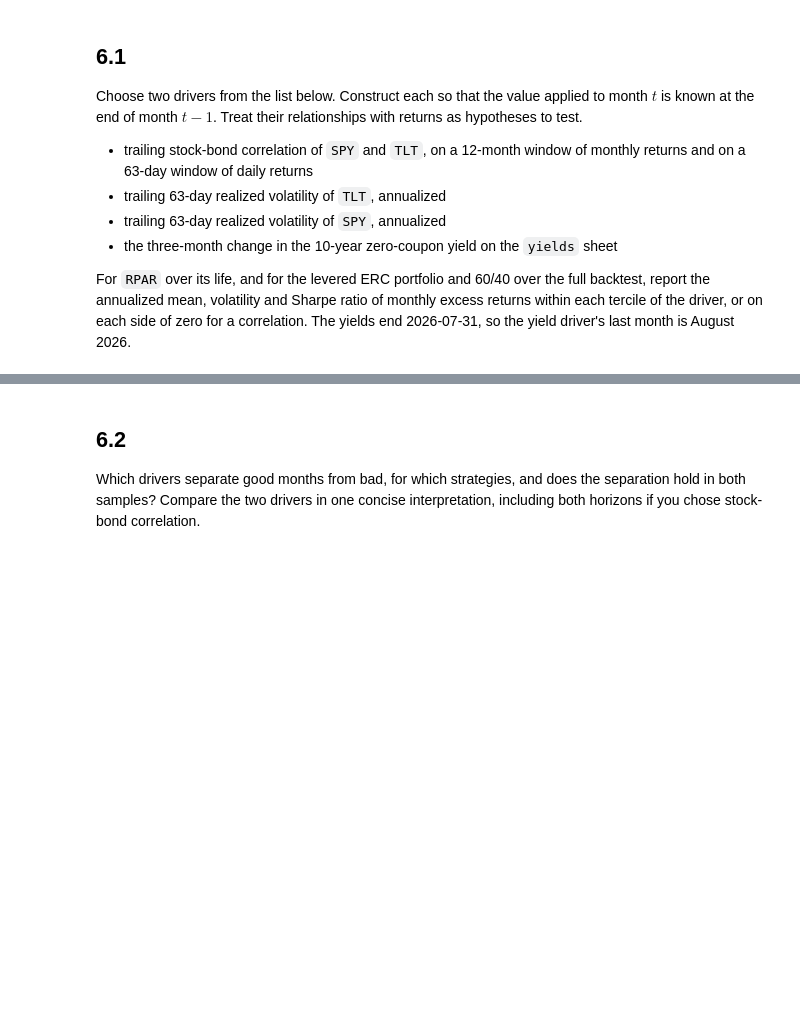
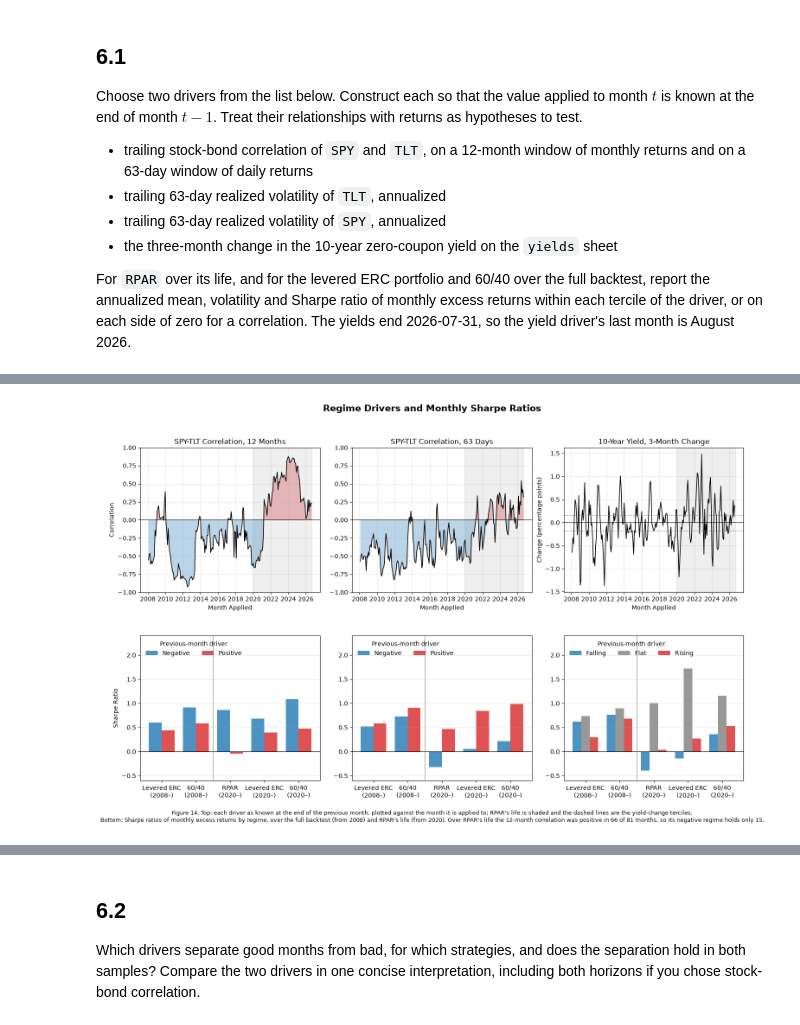
Before and after one commit to ltemry/FINM_Portfolio_GroupB, a Jupyter notebook: ivy-work/risk-parity-project.ipynb, the cells around one changed output, grey strips where cells are left out. Cells and saved outputs as stored; diff of their text form; code cells hidden in the pictures; blank space fills up the shorter version.

Commit message:
added section 6 + figure notes

```diff
--- a/ivy-work/risk-parity-project.ipynb
+++ b/ivy-work/risk-parity-project.ipynb
@@ -2127,0 +2414,19 @@ For `RPAR` over its life, and for the levered ERC portfolio and 60/40 over the f
+# %%
+regime_tables = {}
+for driver in drivers.columns:
+    regime_tables[driver] = pd.concat({(sample, strategy): project_utils.regime_stats(monthly_regime_excess.loc[start:end, strategy], regimes.loc[start:end, driver])
+                                       for sample, (start, end, strategies) in REGIME_SAMPLES.items() for strategy in strategies},
+                                      names = ["Sample", "Strategy", "Regime"])
+
+regime_format = {"Months": "{:.0f}",
+                 "Annualized Mean": "{:.2%}",
+                 "Annualized Volatility": "{:.2%}",
+                 "Sharpe Ratio": "{:.2f}"}
+
+captions = {"Stock-Bond Correlation, 12 Months": "Monthly excess returns by the sign of the SPY-TLT correlation over the 12 months to the end of the previous month",
+            "Stock-Bond Correlation, 63 Days": "Monthly excess returns by the sign of the SPY-TLT correlation over the 63 trading days to the end of the previous month",
+            "10-Year Yield, 3-Month Change": "Monthly excess returns by tercile of the 10-year zero-coupon yield's change over the three months to the end of the previous month"}
+
+for driver, table in regime_tables.items():
+    display(table.style.format(regime_format)
+                 .set_caption(captions[driver]))
@@ -2127,0 +2478,51 @@ For `RPAR` over its life, and for the levered ERC portfolio and 60/40 over the f
+# %%
+fig, axes = plt.subplots(2, 3, figsize = (18, 10))
+
+regime_colors = {"Negative": "tab:blue", "Positive": "tab:red", "Falling": "tab:blue", "Flat": "tab:gray", "Rising": "tab:red"}
+driver_titles = {"Stock-Bond Correlation, 12 Months": "SPY-TLT Correlation, 12 Months",
+                 "Stock-Bond Correlation, 63 Days": "SPY-TLT Correlation, 63 Days",
+                 "10-Year Yield, 3-Month Change": "10-Year Yield, 3-Month Change"}
+
+for col, driver in enumerate(drivers.columns):
+    #top: each driver by the month it is applied to, with RPAR's life shaded
+    ax = axes[0, col]
+    path = drivers.loc["2008-02":"2026-09", driver].to_timestamp()
+    ax.plot(path.index, path, color = "black", linewidth = 1.2)
+
+    if driver == YIELD_DRIVER:
+        for breakpoint in yield_terciles:
+            ax.axhline(breakpoint, color = "gray", linestyle = "--", linewidth = 0.8)
+        ax.set_ylabel("Change (percentage points)")
+    else:
+        ax.fill_between(path.index, 0, path, where = path > 0, color = "tab:red", alpha = 0.3, linewidth = 0)
+        ax.fill_between(path.index, 0, path, where = path <= 0, color = "tab:blue", alpha = 0.3, linewidth = 0)
+        ax.set_ylim(-1, 1)
+        ax.set_ylabel("Correlation" if col == 0 else "")
+
+    ax.axhline(0, color = "black", linewidth = 0.8)
+    ax.axvspan(pd.Timestamp("2020-01-01"), path.index[-1], color = "gray", alpha = 0.12)
+    ax.set(title = driver_titles[driver], xlabel = "Month Applied")
+    ax.grid(alpha = 0.3)
+
+    #bottom: Sharpe ratio in each regime, by sample and strategy
+    ax = axes[1, col]
+    sharpes = regime_tables[driver]["Sharpe Ratio"].unstack("Regime").reindex(regime_tables[driver].index.droplevel("Regime").unique())
+    sharpes.index = [f"{strategy}\n({REGIME_SAMPLES[sample][0][:4]}–)" for sample, strategy in sharpes.index]
+    sharpes.plot.bar(ax = ax, color = [regime_colors[regime] for regime in sharpes.columns], alpha = 0.8, width = 0.75, rot = 0)
+
+    ax.axhline(0, color = "black", linewidth = 0.8)
+    ax.axvline(1.5, color = "gray", linewidth = 0.8)
+    ax.set(xlabel = "", ylabel = "Sharpe Ratio" if col == 0 else "", ylim = (-0.6, 2.4))
+    ax.legend(title = "Previous-month driver", frameon = False, loc = "upper left", ncol = len(sharpes.columns))
+    ax.grid(alpha = 0.3, axis = "y")
+
+fig.suptitle("Regime Drivers and Monthly Sharpe Ratios", fontsize = 15, fontweight = "bold")
+
+fig.text(0.5, 0.01, "Figure 14. Top: each driver as known at the end of the previous month, plotted against the month it is applied to; RPAR's life is shaded and the dashed lines are the yield-change terciles.\n"
+         "Bottom: Sharpe ratios of monthly excess returns by regime, over the full backtest (from 2008) and RPAR's life (from 2020). Over RPAR's life the 12-month correlation was positive in 66 of 81 months, so its negative regime holds only 15.",
+         ha = "center", va = "bottom", fontsize = 9, color = "black")
+
+fig.subplots_adjust(bottom = 0.11, hspace = 0.3, wspace = 0.18)
+plt.show()
+# %% [output]
+[figure, added]
```
Also changed, not shown: parts of 23 cells of this notebook, 1 other file.
